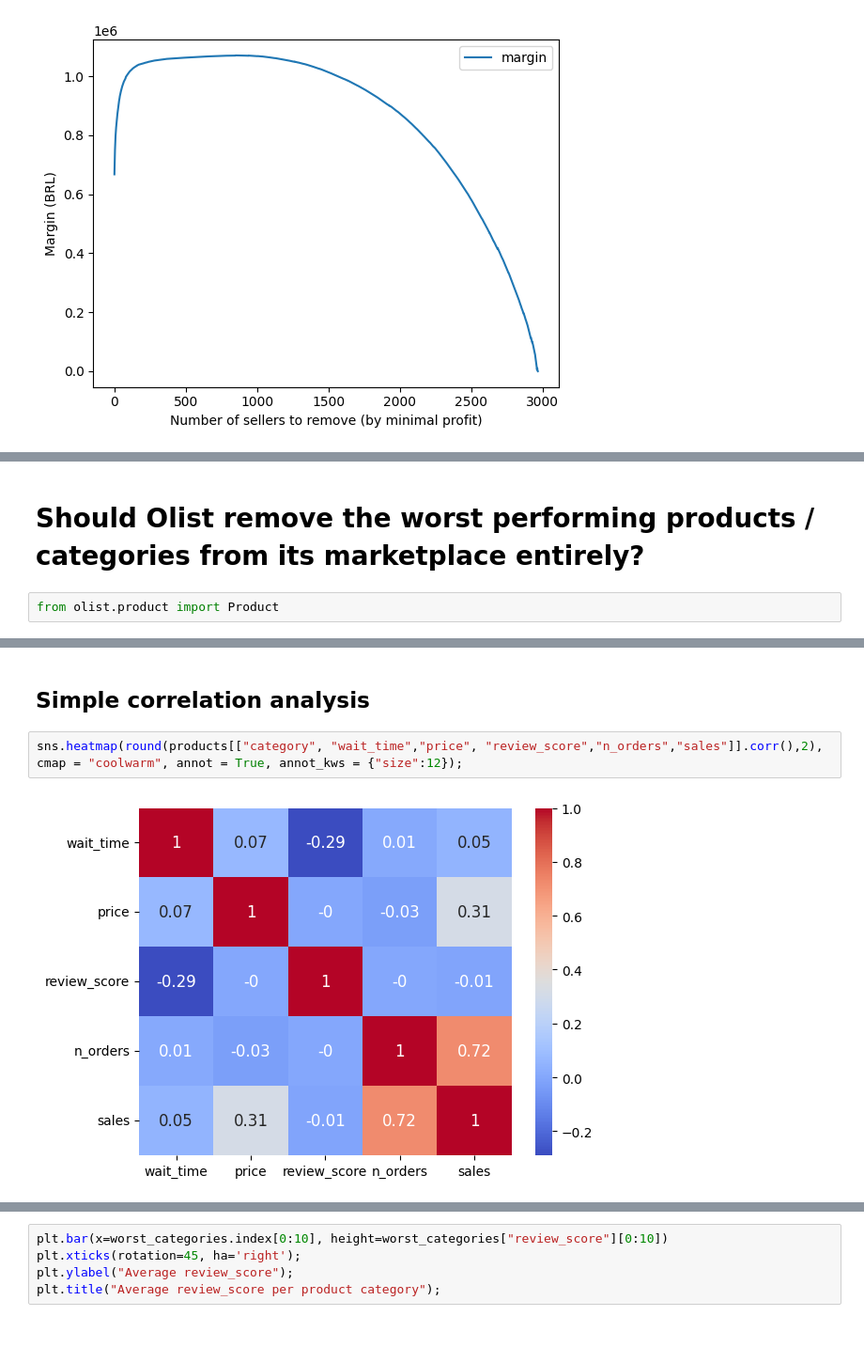
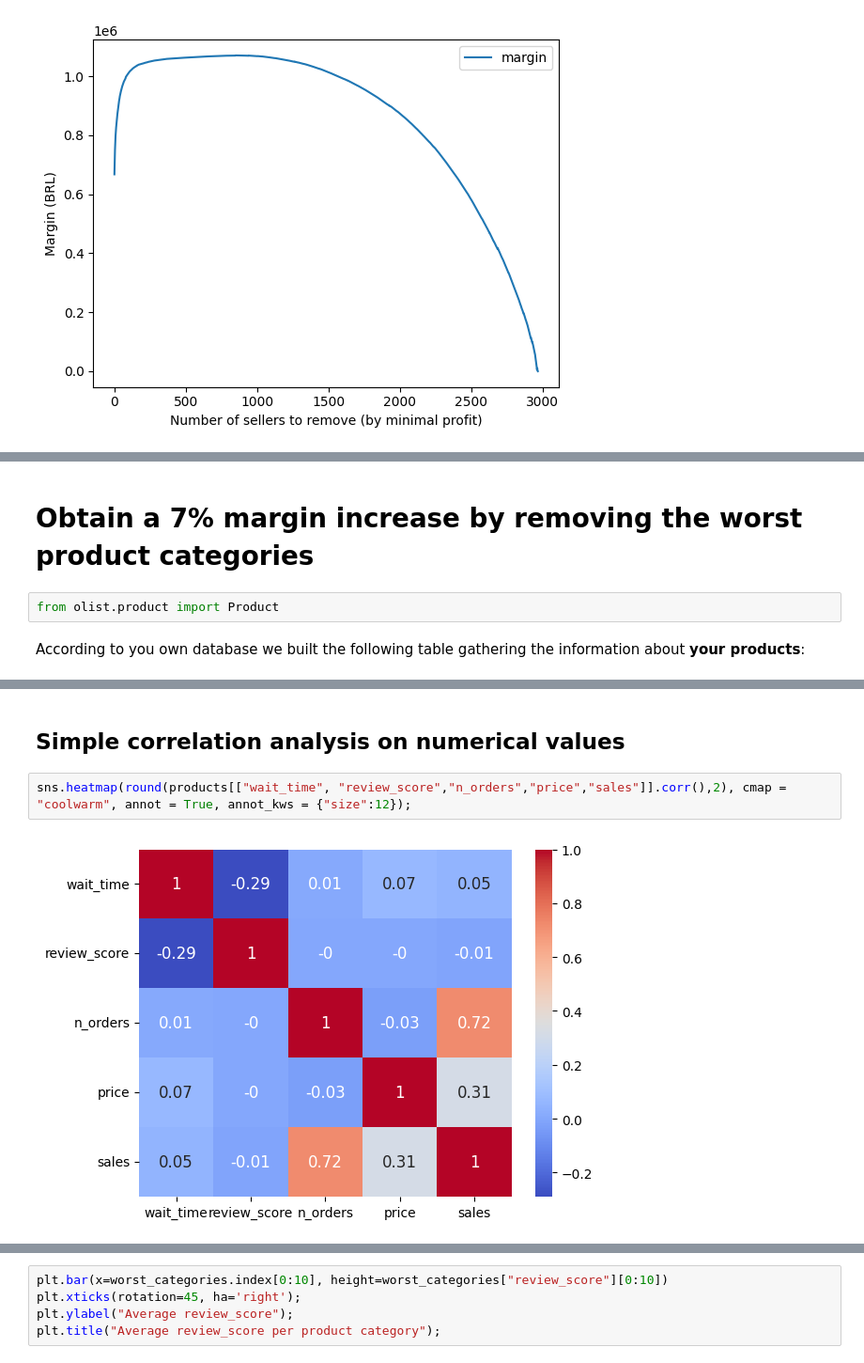
Before and after one commit to elisearnal/data-recap_ceo_request, a Jupyter notebook: EA _CEO_request.ipynb, the cells around one changed output, grey strips where cells are left out. Shown: that part at 94% size. Cells and saved outputs as stored; diff of their text form; blank space fills up the shorter version.

```diff
--- a/EA _CEO_request.ipynb
+++ b/EA _CEO_request.ipynb
@@ -97,7 +133,9 @@ The optimal number of sellers to remove, starting by the less profitable ones, i
 # %% [markdown]
-# Should Olist remove the worst performing products / categories from its marketplace entirely?
+# Obtain a 7% margin increase by removing the worst product categories
 # %%
 from olist.product import Product
+# %% [markdown]
+According to you own database we built the following table gathering the information about **your products**:
 # %%
 products = Product().get_training_data()
 products.head()
@@ -109,8 +147,8 @@ products.head()
 | 3 | b1eae565a61935e0011ee7682fef9dc9 | 49.0 | 460.0 | 2.0 | 267.0 | ... |
 | 4 | 8da90b37f0fb171b4877c124f965b1f6 | 56.0 | 733.0 | 3.0 | 377.0 | ... |
 # %% [markdown]
-## Simple correlation analysis
+## Simple correlation analysis on numerical values
 # %%
-sns.heatmap(round(products[["category", "wait_time","price", "review_score","n_orders","sales"]].corr(),2), cmap = "coolwarm", annot = True, annot_kws = {"size":12});
+sns.heatmap(round(products[["wait_time", "review_score","n_orders","price","sales"]].corr(),2), cmap = "coolwarm", annot = True, annot_kws = {"size":12});
 # %% [output]
-[figure, old version]
+[figure, new version]
```
Also changed, not shown: parts of 51 cells of this notebook.
